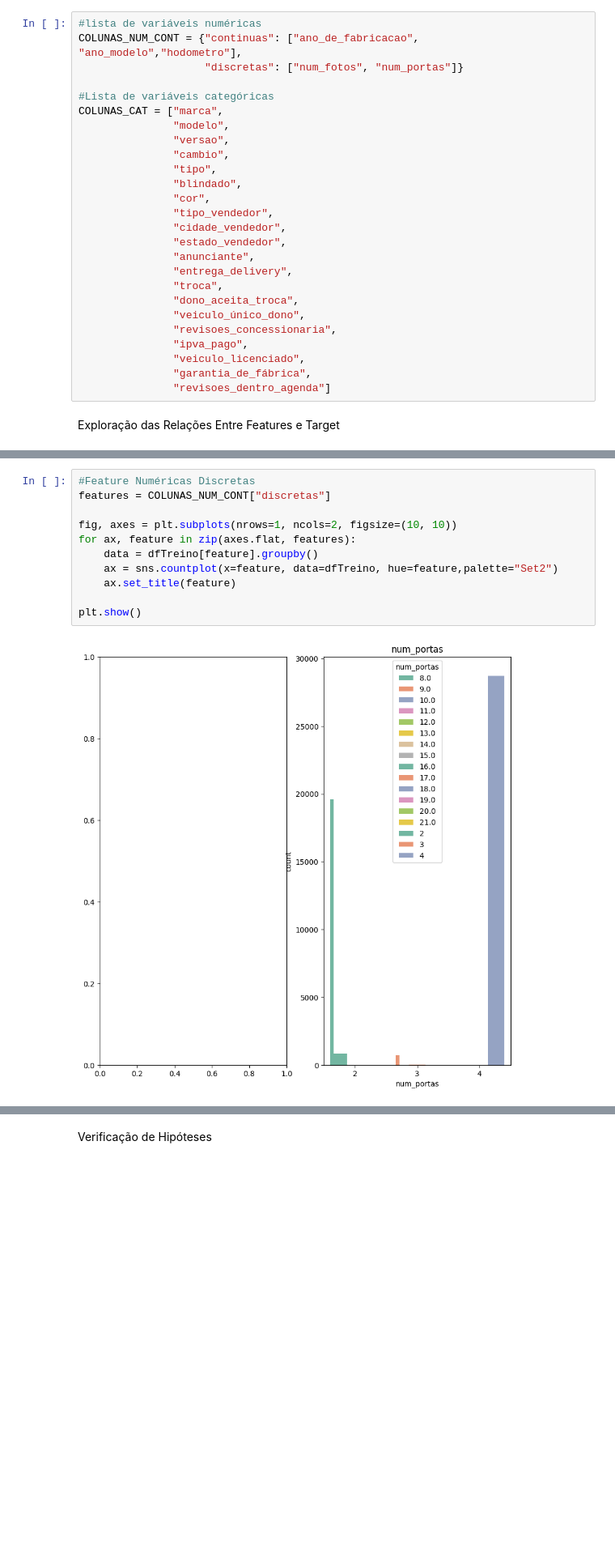
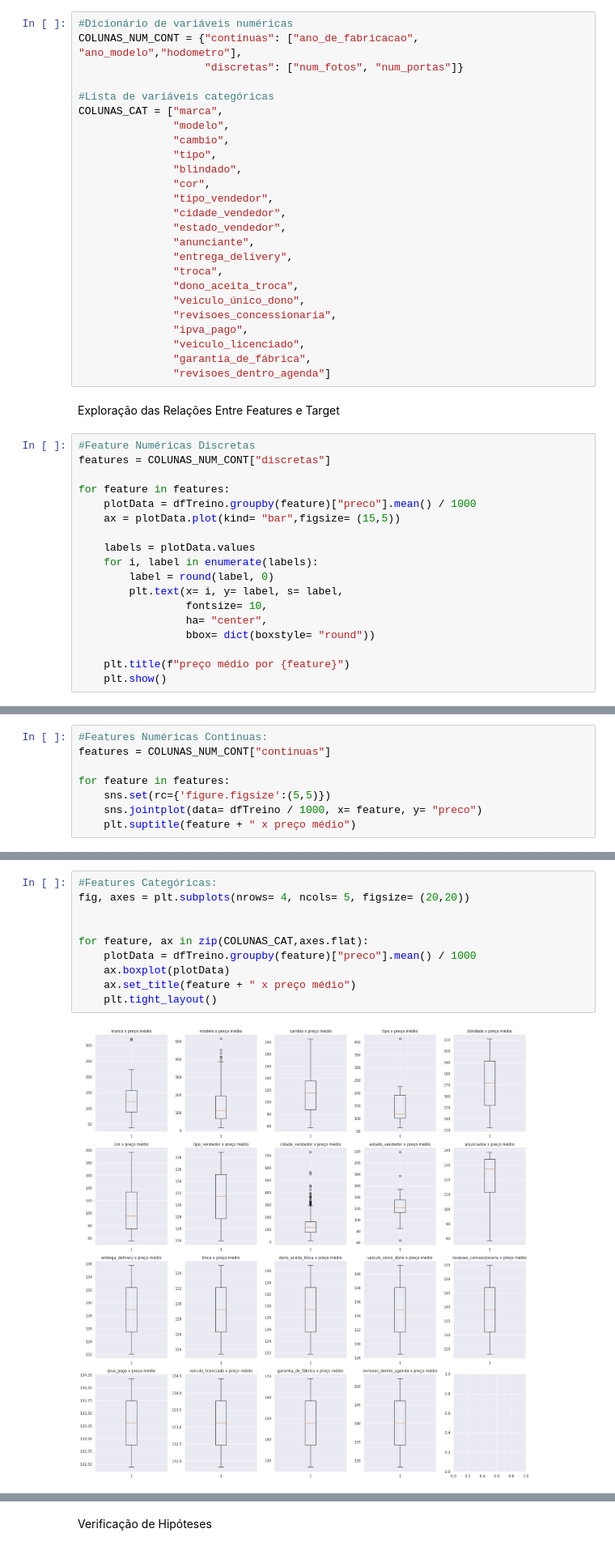
Before and after one commit to MdotSouza/IndiciumLH, a Jupyter notebook: EDA.ipynb, the cells around one changed output, grey strips where cells are left out. Shown at 81% size. Drawn from its saved outputs; the diff is of its cells as text; blank space fills up the shorter version.

```diff
--- a/EDA.ipynb
+++ b/EDA.ipynb
@@ -107,14 +130,13 @@ dfCorr
 # %% [markdown]
 Separação dos Tipos das Features
 # %%
-#lista de variáveis numéricas
+#Dicionário de variáveis numéricas
 COLUNAS_NUM_CONT = {"continuas": ["ano_de_fabricacao", "ano_modelo","hodometro"],
                     "discretas": ["num_fotos", "num_portas"]}
 
 #Lista de variáveis categóricas
 COLUNAS_CAT = ["marca",
                "modelo",
-               "versao",
                "cambio",
                "tipo",
                "blindado",
@@ -134,3 +156,21 @@ COLUNAS_CAT = ["marca",
                "revisoes_dentro_agenda"]
 # %% [markdown]
 Exploração das Relações Entre Features e Target
+# %%
+#Feature Numéricas Discretas
+features = COLUNAS_NUM_CONT["discretas"]
+
+for feature in features:
+    plotData = dfTreino.groupby(feature)["preco"].mean() / 1000
+    ax = plotData.plot(kind= "bar",figsize= (15,5))
+
+    labels = plotData.values
+    for i, label in enumerate(labels):
+        label = round(label, 0)
+        plt.text(x= i, y= label, s= label,
+                 fontsize= 10,
+                 ha= "center",
+                 bbox= dict(boxstyle= "round"))
+
+    plt.title(f"preço médio por {feature}")
+    plt.show()
@@ -136,0 +180,8 @@ Exploração das Relações Entre Features e Target
+# %%
+#Features Numéricas Continuas:
+features = COLUNAS_NUM_CONT["continuas"]
+
+for feature in features:
+    sns.set(rc={'figure.figsize':(5,5)})
+    sns.jointplot(data= dfTreino / 1000, x= feature, y= "preco")
+    plt.suptitle(feature + " x preço médio")
@@ -137,14 +192,13 @@ Exploração das Relações Entre Features e Target
 # %%
-#Feature Numéricas Discretas
-features = COLUNAS_NUM_CONT["discretas"]
+#Features Categóricas:
+fig, axes = plt.subplots(nrows= 4, ncols= 5, figsize= (20,20))
 
-fig, axes = plt.subplots(nrows=1, ncols=2, figsize=(10, 10))
-for ax, feature in zip(axes.flat, features):
-    data = dfTreino[feature].groupby()
-    ax = sns.countplot(x=feature, data=dfTreino, hue=feature,palette="Set2")
-    ax.set_title(feature)
 
-plt.show()
+for feature, ax in zip(COLUNAS_CAT,axes.flat):
+    plotData = dfTreino.groupby(feature)["preco"].mean() / 1000
+    ax.boxplot(plotData)
+    ax.set_title(feature + " x preço médio")
+    plt.tight_layout()
 # %% [output]
-[figure, old version]
+[figure, new version]
 # %%
```
Also changed, not shown: parts of 15 cells of this notebook, 2 other files.
